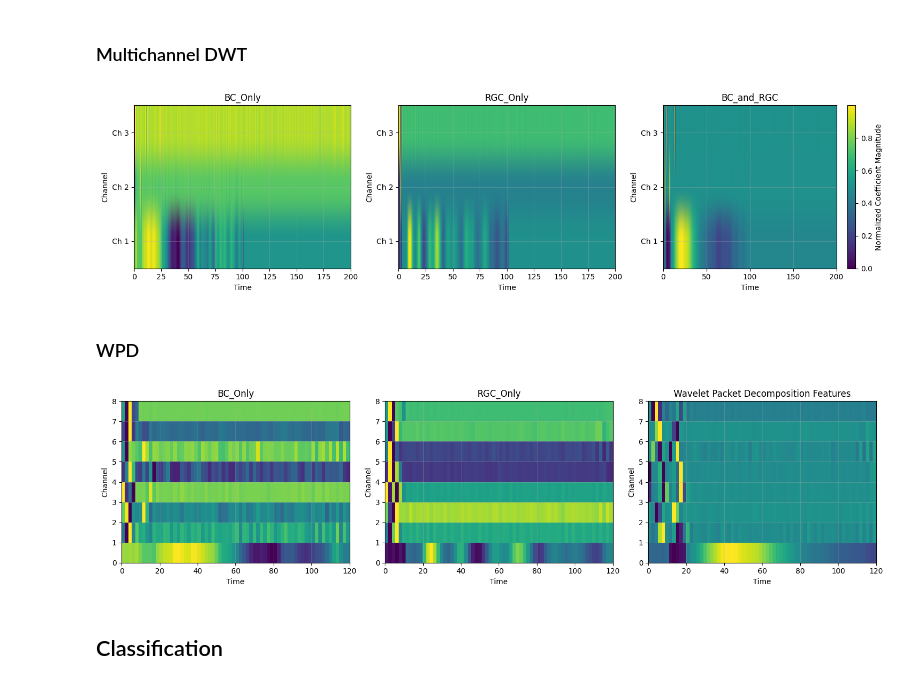
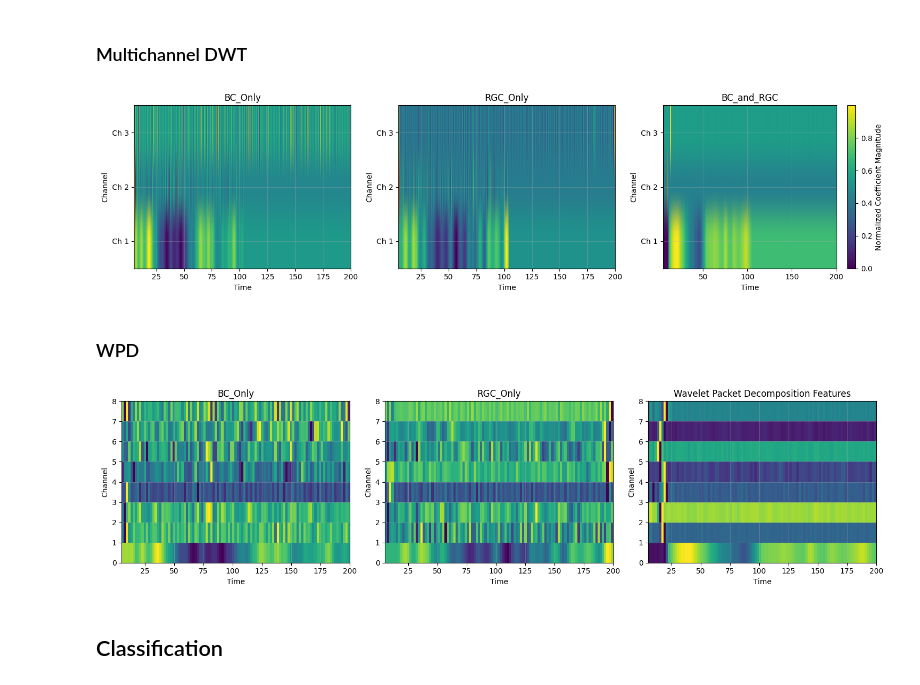
Before and after one commit to lillikiessling/VEP_Classifier, a Jupyter notebook: MultiBranchCNN_withattention.ipynb, the cells around one changed output. Drawn from its saved outputs; the diff is of its cells as text; code cells hidden in the pictures.

```diff
--- a/MultiBranchCNN_withattention.ipynb
+++ b/MultiBranchCNN_withattention.ipynb
@@ -36,10 +150,12 @@ dwt_data = {}
 
 # --- Compute CWT scalograms ---
 for label in ["BC_Only", "RGC_Only", "BC_and_RGC"]:
-    file_list = all_paths["PRIMA"][label]
+    file_list = prima_files_BC_only if label == "BC_Only" else \
+                prima_files_RGC_only if label == "RGC_Only" else \
+                prima_files_BC_and_RGC
 
     for file in file_list:
-        time, signal = load_vep_csv(file, t_min=0, t_max=200, normalize=True)
+        time, signal = load_vep_csv(file, t_min=5, t_max=200, normalize=True)
 
         features = featex.extract_dwt_features_multi_channel(signal, level=2, wavelet='db4')
         dwt_data[file] = {"features": features, "label": label}
@@ -70,7 +186,7 @@ plt.show()
 
 # D1 highest Detail, A4 lowest Approximation
 # %% [output]
-[figure, old version]
+[figure, new version]
 # %% [markdown]
 ### WPD
 # %%
@@ -79,37 +195,39 @@ wpd_data = {}
 
 # --- Compute CWT scalograms ---
 for label in ["BC_Only", "RGC_Only", "BC_and_RGC"]:
-    file_list = all_paths["PRIMA"][label]
+    file_list = prima_files_BC_only if label == "BC_Only" else \
+                prima_files_RGC_only if label == "RGC_Only" else \
+                prima_files_BC_and_RGC
 
     for file in file_list:
-        time, signal = load_vep_csv(file, t_min=0, t_max=120, normalize=True)
+        time, signal = load_vep_csv(file, t_min=5, t_max=200, normalize=True)
 
-        features = featex.extract_wpd_features(signal, level=3, wavelet='db4')
+        features, _ = featex.extract_wpd_features(signal, level=3, wavelet='db4')
         wpd_data[file] = {"features": features, "label": label}
 
 unique_labels = ["BC_Only", "RGC_Only", "BC_and_RGC"]
 plt.figure(figsize=(15, 4))
 
 for i, label in enumerate(unique_labels, 1):
     plt.subplot(1, 3, i)
 
     # Pick 1 example from this class
     example_files = [f for f in wpd_data if wpd_data[f]["label"] == label][:1]
     file = example_files[0]
     data = wpd_data[file]["features"]
     channels, time_points = data.shape
     #plt.imshow(data, aspect='auto', extent=[0, 1, 0, channels], cmap='viridis', origin='lower')
     data_viz = np.array([(ch - ch.min()) / (ch.max() - ch.min() + 1e-8) for ch in data])
     plt.imshow(data_viz, aspect='auto', extent=[time[0], time[-1], 0, channels], cmap='viridis', origin='lower')
     plt.title(f"{label}")
     plt.xlabel("Time")
     plt.ylabel("Channel")
     plt.grid(alpha=0.3)
 plt.title("Wavelet Packet Decomposition Features")
 plt.tight_layout()
 plt.show()
 # %% [output]
-[figure, old version]
+[figure, new version]
 # %% [markdown]
 ## Classification
 # %%
```
Also changed, not shown: parts of 12 cells of this notebook, 12 other files.
